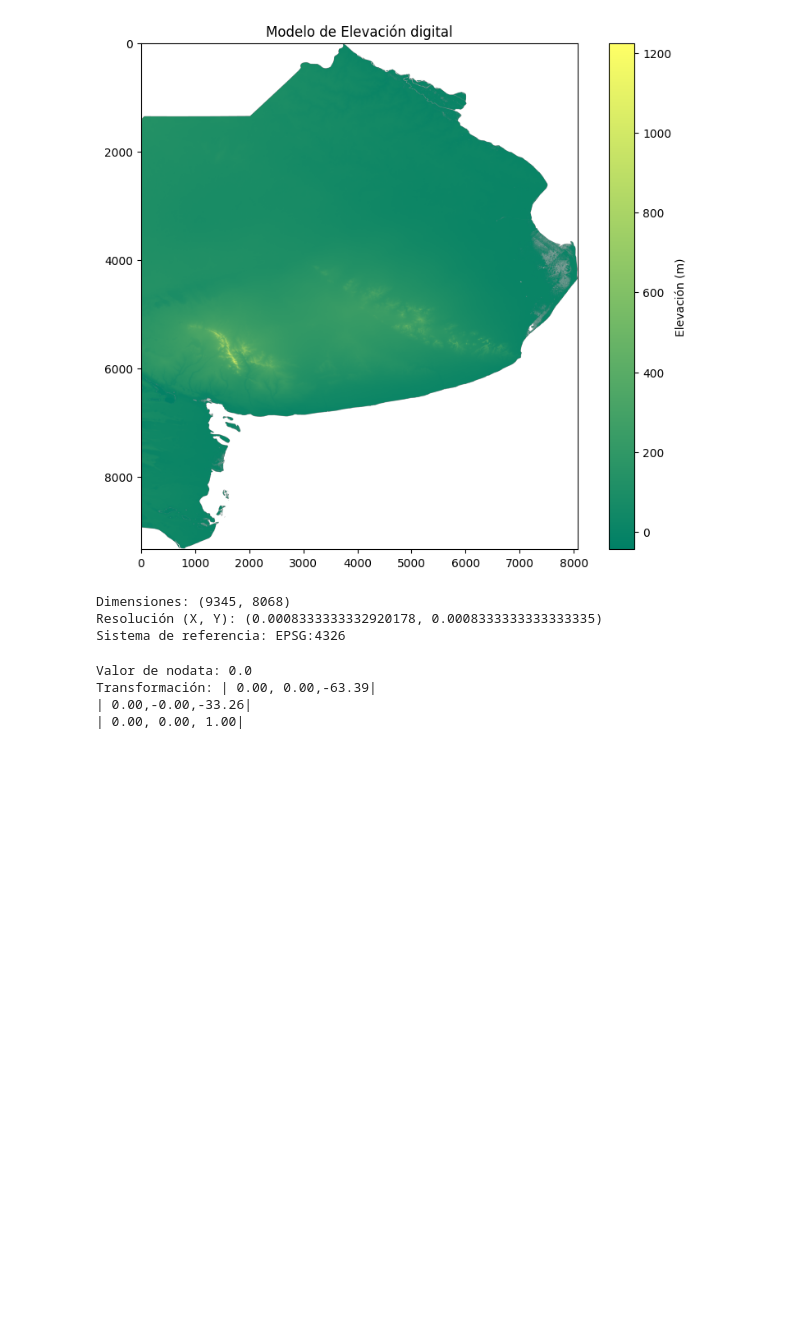
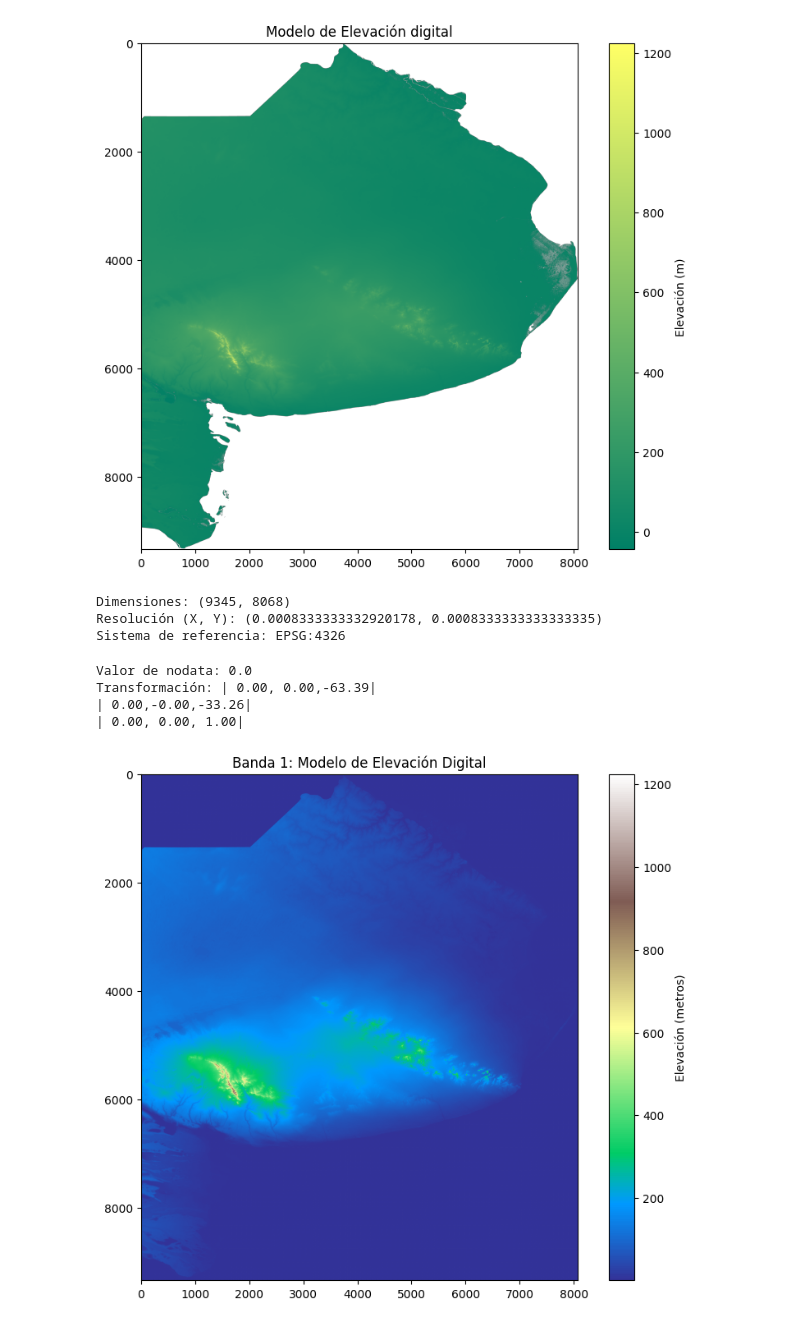
Before and after one commit to andreasoledadguerra/bs_as_flood, a Jupyter notebook: flood_notebook.ipynb, the cells around one changed output. Saved outputs shown, nothing was run; the diff lists cells and outputs as text; code cells hidden in the pictures; blank space fills up the shorter version.

Commit message:
feat : plotting mask

```diff
--- a/flood_notebook.ipynb
+++ b/flood_notebook.ipynb
@@ -42,3 +42,17 @@ with rasterio.open('bsas.tif') as src:
 
     # Se crea una máscara binaria (1 : elevación = 3m)
     mask = np.where((data_1 == 3) & (data_1 != src.nodata), 1, 0)
+# %%
+# Plotting mask
+
+profile.update(dtype='uint8', nodata=0)
+with rasterio.open('mask.tif', 'w', **profile) as dst:
+    dst.write(mask, 1)
+
+plt.figure(figsize=(10, 8))
+plt.imshow(data_1, cmap='terrain', vmin=1)  # Ignorar 0 (NoData)
+plt.colorbar(label='Elevación (metros)')
+plt.title('Banda 1: Modelo de Elevación Digital')
+plt.show()
+# %% [output]
+[figure, added]
```
